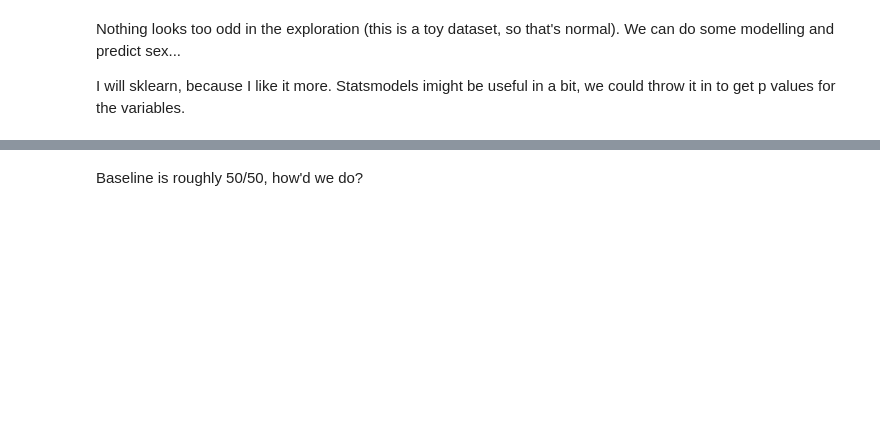
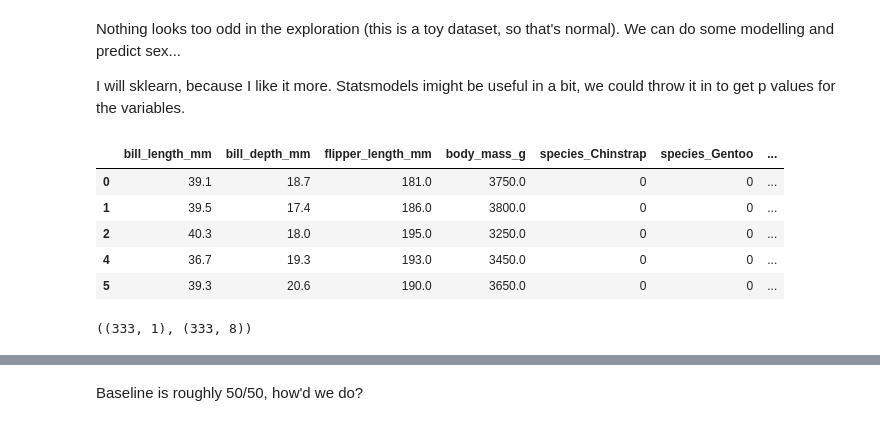
Before and after one commit to allyryry/BasicClassExamples, a Jupyter notebook: 024_Logistic_Regression_Normalization_2.ipynb, the cells around one changed output, grey strips where cells are left out. Drawn from its saved outputs; the diff is of its cells as text; code cells hidden in the pictures; blank space fills up the shorter version.

```diff
--- a/024_Logistic_Regression_Normalization_2.ipynb
+++ b/024_Logistic_Regression_Normalization_2.ipynb
@@ -433,3 +468,12 @@ Nothing looks too odd in the exploration (this is a toy dataset, so that's norma
 I will sklearn, because I like it more. Statsmodels imight be useful in a bit, we could throw it in to get p values for the variables.
 # %%
 #Encode the categorical varaiables.
+df2_ = pd.get_dummies(df2, drop_first=True)
+df2_.head()
+# %% [output]
+|  | bill_length_mm | bill_depth_mm | flipper_length_mm | body_mass_g | species_Chinstrap | species_Gentoo | ... |
+| 0 | 39.1 | 18.7 | 181.0 | 3750.0 | 0 | 0 | ... |
+| 1 | 39.5 | 17.4 | 186.0 | 3800.0 | 0 | 0 | ... |
+| 2 | 40.3 | 18.0 | 195.0 | 3250.0 | 0 | 0 | ... |
+| 4 | 36.7 | 19.3 | 193.0 | 3450.0 | 0 | 0 | ... |
+| 5 | 39.3 | 20.6 | 190.0 | 3650.0 | 0 | 0 | ... |
@@ -439,0 +480,7 @@ I will sklearn, because I like it more. Statsmodels imight be useful in a bit, w
+# %%
+#Make arrays from new data
+y = np.array(df2_['sex_Male']).reshape(-1,1)
+x = np.array(df2_.drop(columns={'sex_Male'}))
+y.shape, x.shape
+# %% [output]
+((333, 1), (333, 8))
```
Also changed, not shown: parts of 28 cells of this notebook.
